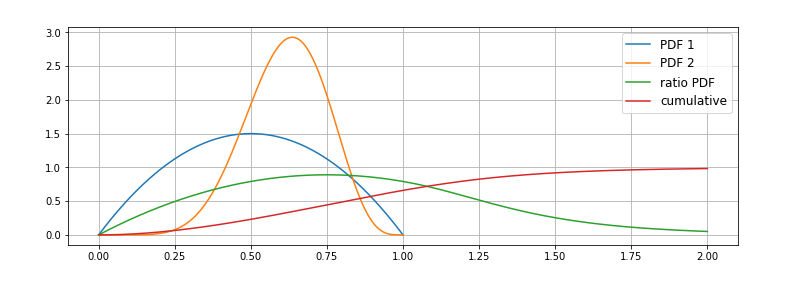
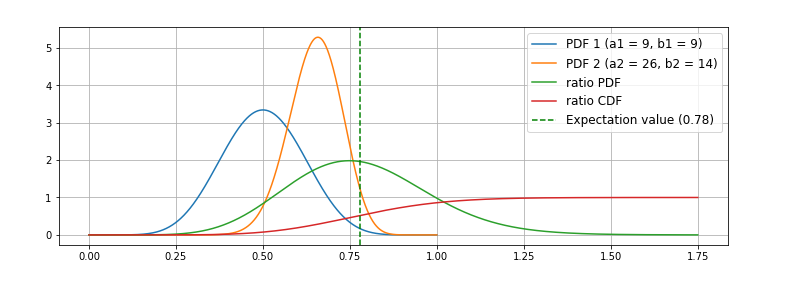
Before and after one commit to jsaffer/vetostudie, a Jupyter notebook: beta_beta_ratio.ipynb, the cells around one changed output. Cells and saved outputs as stored; diff of their text form; code cells hidden in the pictures.

```diff
--- a/beta_beta_ratio.ipynb
+++ b/beta_beta_ratio.ipynb
@@ -12,0 +29,12 @@ def is_even(x):
+# %%
+def custom_gammaln(x, d=20):
+    if x>0:
+        loggamma = dc.Decimal(x-0.5)*dc.Decimal(1.0*x).ln() - dc.Decimal(x) + dc.Decimal(0.5)*dc.Decimal(2*np.pi).ln()
+        for m in range(1, d+1):
+            summand = dc.Decimal(1.0)*bernoulli_num(2*m)/(dc.Decimal(2.0*m)*(dc.Decimal(2.0*m - 1.0)) * dc.Decimal(1.0*x)**dc.Decimal((2.0*m - 1.0)))
+            loggamma += summand
+        return loggamma
+    elif x == 0:
+        return np.inf
+    else:
+        print('No gamma of negative allowed here!')
@@ -14,6 +65,6 @@ def is_even(x):
 def logbinomial(a, b):
     return sp.special.gammaln(a + 1) - sp.special.gammaln(b + 1) - sp.special.gammaln(a - b + 1)
 # %%
-a = 0
+a = 0.0
 def pdf_beta(p, s, f):
     return np.exp((s - 1 + a) * np.log(p) + (f - 1 + a) * np.log(1 - p) - sp.special.betaln(s + a, f + a))
@@ -21,7 +95,7 @@ def pdf_beta(p, s, f):
 def log_hyper_2F1_below_1(a1, a2, b1, b2, w):
     log_results_even = []
     log_results_odd = []
-    for n in range(int(b1+a)):
+    for n in range(int(b1)):
         log_resu = logbinomial(b1 - 1 +a, n) + sp.special.gammaln(a1 + a2 + n +2*a) + sp.special.gammaln(a1 + a2 + b2 + 3*a) - sp.special.gammaln(a1 + a2 + b2 + n + 3*a) - sp.special.gammaln(a1 + a2 + 2*a) + n * np.log(w)
         if is_even(n):
             log_results_even.append(log_resu)
@@ -35,18 +109,22 @@ def log_hyper_2F1_below_1(a1, a2, b1, b2, w):
         log_results_even_partsum = -np.inf
     else:
         log_results_even_partsum = sp.special.logsumexp(log_results_even)
+    if log_results_odd_partsum > log_results_even_partsum:
+        print('Dang!')
     log_result = sp.special.logsumexp([log_results_even_partsum, log_results_odd_partsum], b=[1,-1])
     return log_result
 
 def log_hyper_2F1_above_1(a1, a2, b1, b2, w):
     log_results_even = []
     log_results_odd = []
-    for n in range(int(b2+a)):
+    for n in range(int(b2)):
         log_resu = logbinomial(b2 - 1 +a, n) + sp.special.gammaln(a1 + a2 + n + 2*a) + sp.special.gammaln(a1 + a2 + b1 + 3*a) - sp.special.gammaln(a1 + a2 + b1 + n + 3*a) - sp.special.gammaln(a1 + a2 + 2*a) - n * np.log(w)
         if is_even(n):
             log_results_even.append(log_resu)
         else:
             log_results_odd.append(log_resu)
+    #print(log_results_even)
+    #print(log_results_odd)
     if len(log_results_odd) == 0:
         log_results_odd_partsum = -np.inf
     else:
@@ -55,6 +133,8 @@ def log_hyper_2F1_above_1(a1, a2, b1, b2, w):
         log_results_even_partsum = -np.inf
     else:
         log_results_even_partsum = sp.special.logsumexp(log_results_even)
+    if log_results_odd_partsum > log_results_even_partsum:
+        print('Dang!!!')
     log_result = sp.special.logsumexp([log_results_even_partsum, log_results_odd_partsum], b=[1,-1])
     return log_result
 # %%
@@ -144,22 +232,25 @@ def cdf_bb_ratio(a1, a2, b1, b2, w):
 # %%
-v = np.linspace(0,2,2001)
-a1 = 2
-b1 = 2
-a2 = 8
-b2 = 5
+v = np.linspace(0,1.75,1751)
+a1 = 9
+b1 = 9
+a2 = 26
+b2 = 14
 pdf1 = pdf_beta(v, a1, b1)
 pdf2 = pdf_beta(v, a2, b2)
 ratio_pdf = pdf_bb_ratio(a1, a2, b1, b2, v)
 ratio_cdf = cdf_bb_ratio(a1, a2, b1, b2, v)
-plt.plot(v, pdf1, label = 'PDF 1')
-plt.plot(v, pdf2, label = 'PDF 2')
+plt.plot(v, pdf1, label = 'PDF 1 (a1 = {}, b1 = {})'.format(a1, b1))
+plt.plot(v, pdf2, label = 'PDF 2 (a2 = {}, b2 = {})'.format(a2, b2))
 plt.plot(v, ratio_pdf, label = 'ratio PDF')
-plt.plot(v, ratio_cdf, label = 'cumulative')
+plt.plot(v, ratio_cdf, label = 'ratio CDF')
 
-#expextation_value = VERGLEICHE RECHNUNG AUF BLATT IN BÜRO!
+expect_value = (a1*(a2+b2-1))/((a1+b1)*(a2-1))
+
+#plt.axvline(x = (a1/(a1+b1))/(a2/(a2+b2)), linewidth = 1.25, color = 'purple', linestyle = '-.', label = 'Naive ({})'.format((a1/(a1+b1))/(a2/(a2+b2))), alpha = .5)
+plt.axvline(x = expect_value, linewidth = 1.5, color = 'green', linestyle = '--', label = 'Expectation value ({})'.format(expect_value))
 
 plt.grid(True)
 plt.legend(loc = 'best', fontsize = 'large')
 plt.show()
 # %% [output]
-[figure, old version]
+[figure, new version]
```
Also changed, not shown: parts of 5 cells of this notebook.
